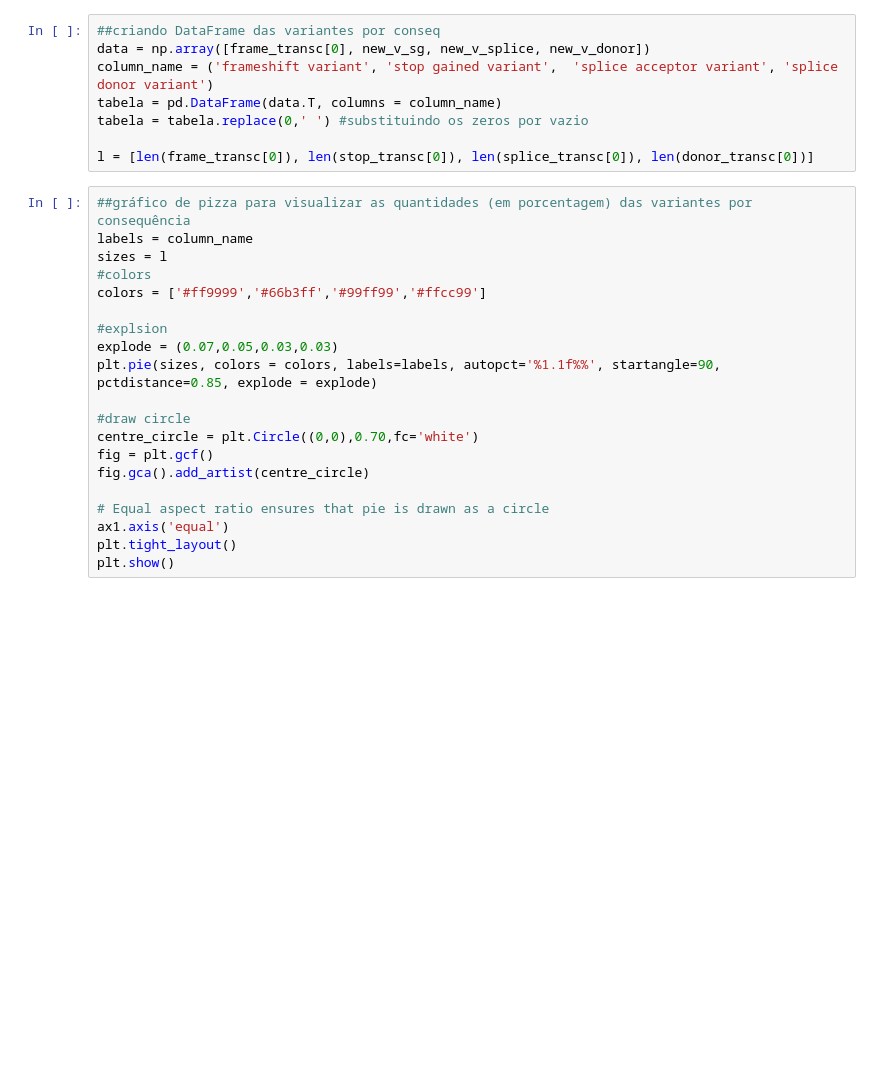
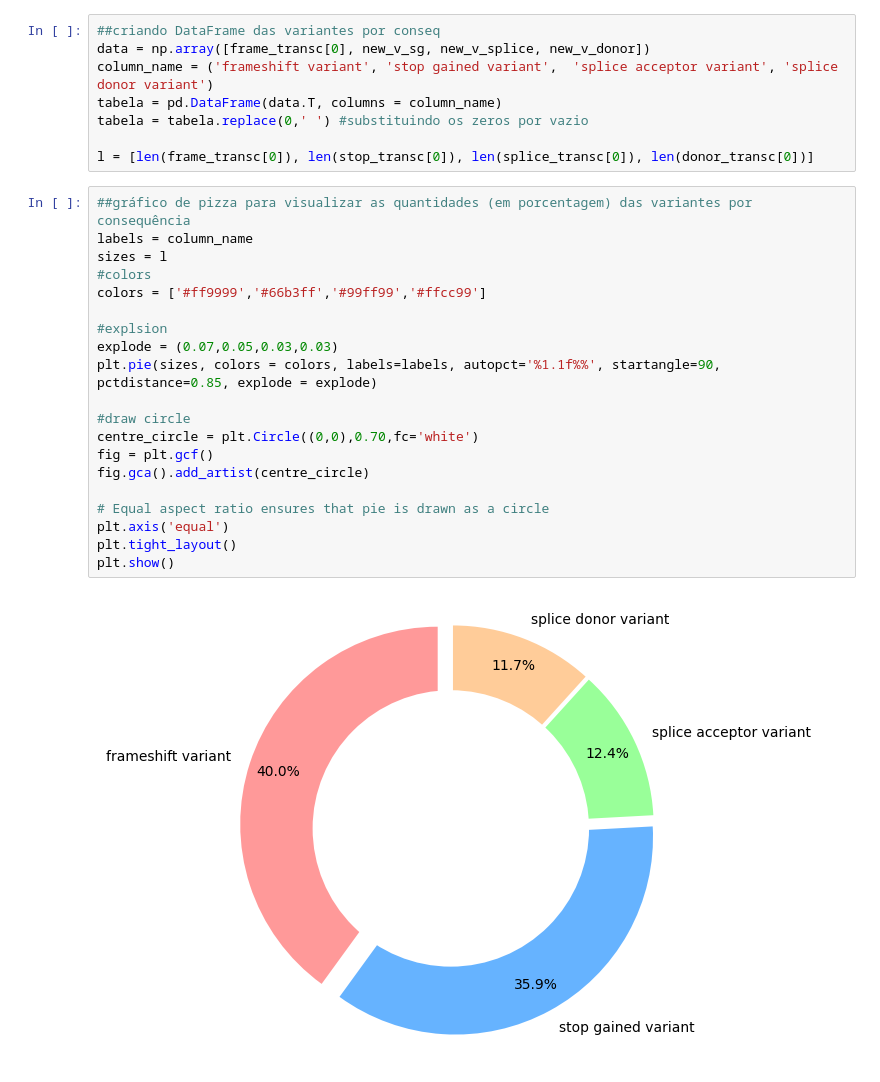
Before and after one commit to Rafaelca70x/estagio-bio-info-LGHM, a Jupyter notebook: tarefa1.ipynb, the cells around one changed output. Drawn from its saved outputs; the diff is of its cells as text; blank space fills up the shorter version.

```diff
--- a/tarefa1.ipynb
+++ b/tarefa1.ipynb
@@ -105,23 +99,25 @@ l = [len(frame_transc[0]), len(stop_transc[0]), len(splice_transc[0]), len(donor
 # %%
 ##gráfico de pizza para visualizar as quantidades (em porcentagem) das variantes por consequência
 labels = column_name
 sizes = l
 #colors
 colors = ['#ff9999','#66b3ff','#99ff99','#ffcc99']
 
 #explsion
 explode = (0.07,0.05,0.03,0.03)
 plt.pie(sizes, colors = colors, labels=labels, autopct='%1.1f%%', startangle=90, pctdistance=0.85, explode = explode)
 
 #draw circle
 centre_circle = plt.Circle((0,0),0.70,fc='white')
 fig = plt.gcf()
 fig.gca().add_artist(centre_circle)
 
 # Equal aspect ratio ensures that pie is drawn as a circle
-ax1.axis('equal')
+plt.axis('equal')
 plt.tight_layout()
 plt.show()
+# %% [output]
+[figure, added]
 # %%
 ##tabela de variantes por consequência
 fig, ax =plt.subplots(1,1)
```
Also changed, not shown: parts of 15 cells of this notebook, 1 other file.
